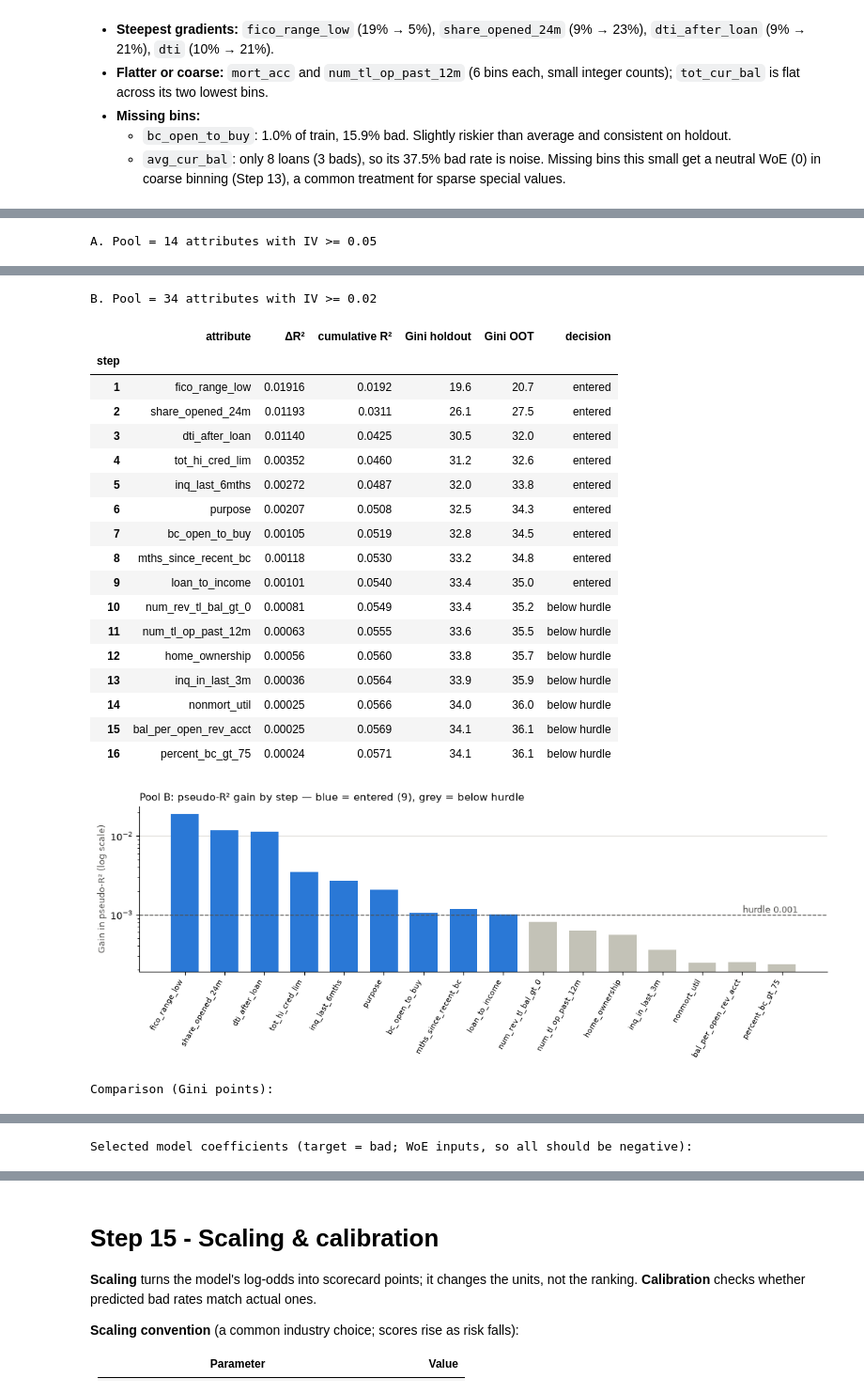
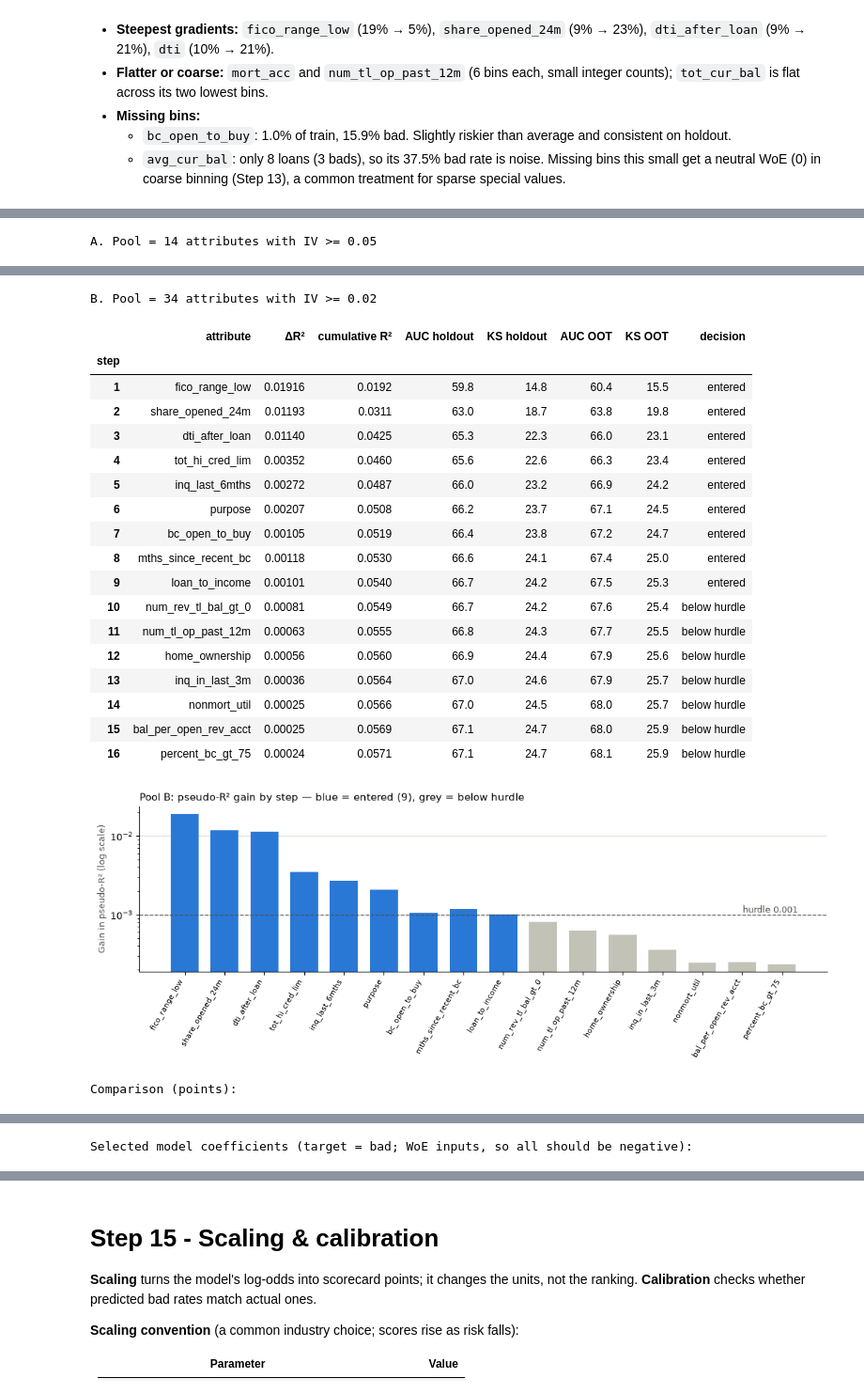
Before and after one commit to daniel-d-wu/scorecard-dev, a Jupyter notebook: scorecard_dev.ipynb, the cells around one changed output, grey strips where cells are left out. Shown at 94% size. Cells and saved outputs as stored; diff of their text form; code cells hidden in the pictures.

```diff
--- a/scorecard_dev.ipynb
+++ b/scorecard_dev.ipynb
@@ -1442,11 +1442,13 @@ p_hold_single = single.predict_proba(hold[features])[:, 1]
 p_oot_single  = single.predict_proba(oot[features])[:, 1]
 print(f'\nSingle test model fitted in {time.time() - t0:.0f}s')
 
-gini = lambda y, p: 2 * roc_auc_score(y, p) - 1
-print(f"Holdout  Gini {gini(hold.bad, p_hold_single):.3f}   KS {auc_ks(hold.bad, p_hold_single)[1]:.3f}")
-print(f"OOT      Gini {gini(oot.bad,  p_oot_single):.3f}   KS {auc_ks(oot.bad,  p_oot_single)[1]:.3f}")
+auc_pts = lambda y, p: 100 * roc_auc_score(y, p)      # AUC in points: 50 = random, 100 = perfect
+ks_pts  = lambda y, p: 100 * auc_ks(y, p)[1]          # KS in points
+print(f"Holdout  AUC {auc_pts(hold.bad, p_hold_single):.1f}   KS {ks_pts(hold.bad, p_hold_single):.1f}")
+print(f"OOT      AUC {auc_pts(oot.bad,  p_oot_single):.1f}   KS {ks_pts(oot.bad,  p_oot_single):.1f}")
 sg = lambda d: d.sub_grade.astype('category').cat.codes
-print(f"Benchmark LC sub_grade: holdout Gini {gini(hold.bad, sg(hold)):.3f} | OOT Gini {gini(oot.bad, sg(oot)):.3f}")
+print(f"Benchmark LC sub_grade: holdout AUC {auc_pts(hold.bad, sg(hold)):.1f} / KS {ks_pts(hold.bad, sg(hold)):.1f} | "
+      f"OOT AUC {auc_pts(oot.bad, sg(oot)):.1f} / KS {ks_pts(oot.bad, sg(oot)):.1f}")
 # %% [output]
 71 numeric candidates -> 57 with data in 2013-15, + 2 flags = 59 test-model inputs
 Dropped (100% missing in this window): ['all_util', 'il_util', 'inq_fi', 'inq_last_12m', 'max_bal_bc', 'mths_since_rcnt_il', 'open_acc_6m', 'open_act_il', 'open_il_12m', 'open_il_24m', 'open_rv_12m',  ...
@@ -2209,8 +2214,10 @@ LL_NULL = fit([]).llf
 def pseudo_r2(res):                                   # McFadden: 1 - LL(model) / LL(intercept only)
     return 1 - res.llf / LL_NULL
 
-def gini_on(res, cols, W, y):
-    return 100 * gini(y, res.predict(sm.add_constant(W[cols], has_constant='add')))
+def pred_on(res, cols, W):
+    return res.predict(sm.add_constant(W[cols], has_constant='add'))
+def auc_on(res, cols, W, y): return auc_pts(y, pred_on(res, cols, W))
+def ks_on(res, cols, W, y):  return ks_pts(y, pred_on(res, cols, W))
 
 def forward_path(pool):
     """Each step: among attributes whose coefficients all stay negative, add the one with the largest pseudo-R² gain.
@@ -2230,7 +2237,8 @@ def forward_path(pool):
         entering = entering and gain >= HURDLE                     # first step below the hurdle ends the model
         selected.append(v); current = res
         rows.append({'step': len(selected), 'attribute': v, 'ΔR²': gain, 'cumulative R²': pseudo_r2(res),
-                     'Gini holdout': gini_on(res, selected, W_ho, y_ho), 'Gini OOT': gini_on(res, selected, W_oo, y_oo),
+                     'AUC holdout': auc_on(res, selected, W_ho, y_ho), 'KS holdout': ks_on(res, selected, W_ho, y_ho),
+                     'AUC OOT': auc_on(res, selected, W_oo, y_oo), 'KS OOT': ks_on(res, selected, W_oo, y_oo),
                      'decision': 'entered' if entering else 'below hurdle'})
     return pd.DataFrame(rows).set_index('step')
 
@@ -2238,7 +2246,8 @@ path_A = forward_path(cand_11)
 path_B = forward_path(pool_all)
 
 for name, path in [('A. Pool = 14 attributes with IV >= 0.05', path_A), (f'B. Pool = {len(pool_all)} attributes with IV >= 0.02', path_B)]:
-    print(name); display(path.style.format({'ΔR²': '{:.5f}', 'cumulative R²': '{:.4f}', 'Gini holdout': '{:.1f}', 'Gini OOT': '{:.1f}'}))
+    print(name); display(path.style.format({'ΔR²': '{:.5f}', 'cumulative R²': '{:.4f}', 'AUC holdout': '{:.1f}', 'KS holdout': '{:.1f}',
+                                            'AUC OOT': '{:.1f}', 'KS OOT': '{:.1f}'}))
 
 # Chart: pseudo-R² gain at each step of path B, with the hurdle
 fig, ax = plt.subplots(figsize=(11, 4.2))
@@ -2257,16 +2266,18 @@ fig.tight_layout(); os.makedirs('figures', exist_ok=True); fig.savefig('figures/
 # Selected model = path B up to the cut
 sel_12 = path_B.index[path_B.decision == 'entered'].map(path_B['attribute']).tolist()
 model_12 = fit(sel_12)
+def perf_row(n_attr, p_ho_, p_oo_, name):
+    return pd.Series({'attributes': n_attr, 'AUC holdout': auc_pts(y_ho, p_ho_), 'KS holdout': ks_pts(y_ho, p_ho_),
+                      'AUC OOT': auc_pts(y_oo, p_oo_), 'KS OOT': ks_pts(y_oo, p_oo_)}, name=name)
+sel_A = path_A.index[path_A.decision == 'entered'].map(path_A['attribute']).tolist()
+model_A = fit(sel_A)
 bench = pd.DataFrame([
-    pd.Series({'attributes': (path_A.decision == 'entered').sum(),
-               'Gini holdout': path_A.loc[path_A.decision == 'entered', 'Gini holdout'].iloc[-1],
-               'Gini OOT': path_A.loc[path_A.decision == 'entered', 'Gini OOT'].iloc[-1]}, name='A: pool of 14'),
-    pd.Series({'attributes': len(sel_12), 'Gini holdout': gini_on(model_12, sel_12, W_ho, y_ho),
-               'Gini OOT': gini_on(model_12, sel_12, W_oo, y_oo)}, name=f'B: pool of {len(pool_all)} (selected)'),
-    pd.Series({'attributes': np.nan, 'Gini holdout': 100 * gini(y_ho, sg(hold)), 'Gini OOT': 100 * gini(y_oo, sg(oot))}, name='LC sub_grade (champion)'),
-    pd.Series({'attributes': 59, 'Gini holdout': 100 * gini(hold.bad, p_hold_single), 'Gini OOT': 100 * gini(oot.bad, p_oot_single)}, name='Step 8 raw-value test model'),
+    perf_row(len(sel_A), pred_on(model_A, sel_A, W_ho), pred_on(model_A, sel_A, W_oo), 'A: pool of 14'),
+    perf_row(len(sel_12), pred_on(model_12, sel_12, W_ho), pred_on(model_12, sel_12, W_oo), f'B: pool of {len(pool_all)} (selected)'),
+    perf_row(np.nan, sg(hold), sg(oot), 'LC sub_grade (champion)'),
+    perf_row(59, p_hold_single, p_oot_single, 'Step 8 raw-value test model'),
 ])
-print('Comparison (Gini points):'); display(bench.round(1))
+print('Comparison (points):'); display(bench.round(1))
 print('Selected model coefficients (target = bad; WoE inputs, so all should be negative):')
 display(pd.DataFrame({'coef': model_12.params, 'std err': model_12.bse}).round(4))
 # %% [output]
@@ -2282,21 +2293,21 @@ A. Pool = 14 attributes with IV >= 0.05
 B. Pool = 34 attributes with IV >= 0.02
-|  | attribute | ΔR² | cumulative R² | Gini holdout | Gini OOT | decision |
-| step |  |  |  |  |  |  |
-| 1 | fico_range_low | 0.01916 | 0.0192 | 19.6 | 20.7 | entered |
-| 2 | share_opened_24m | 0.01193 | 0.0311 | 26.1 | 27.5 | entered |
-| 3 | dti_after_loan | 0.01140 | 0.0425 | 30.5 | 32.0 | entered |
-| 4 | tot_hi_cred_lim | 0.00352 | 0.0460 | 31.2 | 32.6 | entered |
-| 5 | inq_last_6mths | 0.00272 | 0.0487 | 32.0 | 33.8 | entered |
-| 6 | purpose | 0.00207 | 0.0508 | 32.5 | 34.3 | entered |
-| 7 | bc_open_to_buy | 0.00105 | 0.0519 | 32.8 | 34.5 | entered |
-| 8 | mths_since_recent_bc | 0.00118 | 0.0530 | 33.2 | 34.8 | entered |
-| 9 | loan_to_income | 0.00101 | 0.0540 | 33.4 | 35.0 | entered |
-| 10 | num_rev_tl_bal_gt_0 | 0.00081 | 0.0549 | 33.4 | 35.2 | below hurdle |
-| 11 | num_tl_op_past_12m | 0.00063 | 0.0555 | 33.6 | 35.5 | below hurdle |
-| 12 | home_ownership | 0.00056 | 0.0560 | 33.8 | 35.7 | below hurdle |
-| 13 | inq_in_last_3m | 0.00036 | 0.0564 | 33.9 | 35.9 | below hurdle |
-| 14 | nonmort_util | 0.00025 | 0.0566 | 34.0 | 36.0 | below hurdle |
-| 15 | bal_per_open_rev_acct | 0.00025 | 0.0569 | 34.1 | 36.1 | below hurdle |
-| 16 | percent_bc_gt_75 | 0.00024 | 0.0571 | 34.1 | 36.1 | below hurdle |
+|  | attribute | ΔR² | cumulative R² | AUC holdout | KS holdout | AUC OOT | KS OOT | decision |
+| step |  |  |  |  |  |  |  |  |
+| 1 | fico_range_low | 0.01916 | 0.0192 | 59.8 | 14.8 | 60.4 | 15.5 | entered |
+| 2 | share_opened_24m | 0.01193 | 0.0311 | 63.0 | 18.7 | 63.8 | 19.8 | entered |
+| 3 | dti_after_loan | 0.01140 | 0.0425 | 65.3 | 22.3 | 66.0 | 23.1 | entered |
+| 4 | tot_hi_cred_lim | 0.00352 | 0.0460 | 65.6 | 22.6 | 66.3 | 23.4 | entered |
+| 5 | inq_last_6mths | 0.00272 | 0.0487 | 66.0 | 23.2 | 66.9 | 24.2 | entered |
+| 6 | purpose | 0.00207 | 0.0508 | 66.2 | 23.7 | 67.1 | 24.5 | entered |
+| 7 | bc_open_to_buy | 0.00105 | 0.0519 | 66.4 | 23.8 | 67.2 | 24.7 | entered |
+| 8 | mths_since_recent_bc | 0.00118 | 0.0530 | 66.6 | 24.1 | 67.4 | 25.0 | entered |
+| 9 | loan_to_income | 0.00101 | 0.0540 | 66.7 | 24.2 | 67.5 | 25.3 | entered |
+| 10 | num_rev_tl_bal_gt_0 | 0.00081 | 0.0549 | 66.7 | 24.2 | 67.6 | 25.4 | below hurdle |
+| 11 | num_tl_op_past_12m | 0.00063 | 0.0555 | 66.8 | 24.3 | 67.7 | 25.5 | below hurdle |
+| 12 | home_ownership | 0.00056 | 0.0560 | 66.9 | 24.4 | 67.9 | 25.6 | below hurdle |
+| 13 | inq_in_last_3m | 0.00036 | 0.0564 | 67.0 | 24.6 | 67.9 | 25.7 | below hurdle |
+| 14 | nonmort_util | 0.00025 | 0.0566 | 67.0 | 24.5 | 68.0 | 25.7 | below hurdle |
+| 15 | bal_per_open_rev_acct | 0.00025 | 0.0569 | 67.1 | 24.7 | 68.0 | 25.9 | below hurdle |
+| 16 | percent_bc_gt_75 | 0.00024 | 0.0571 | 67.1 | 24.7 | 68.1 | 25.9 | below hurdle |
 [figure]
-Comparison (Gini points):
+Comparison (points):
```
Also changed, not shown: parts of 29 cells of this notebook, 1 other file.
